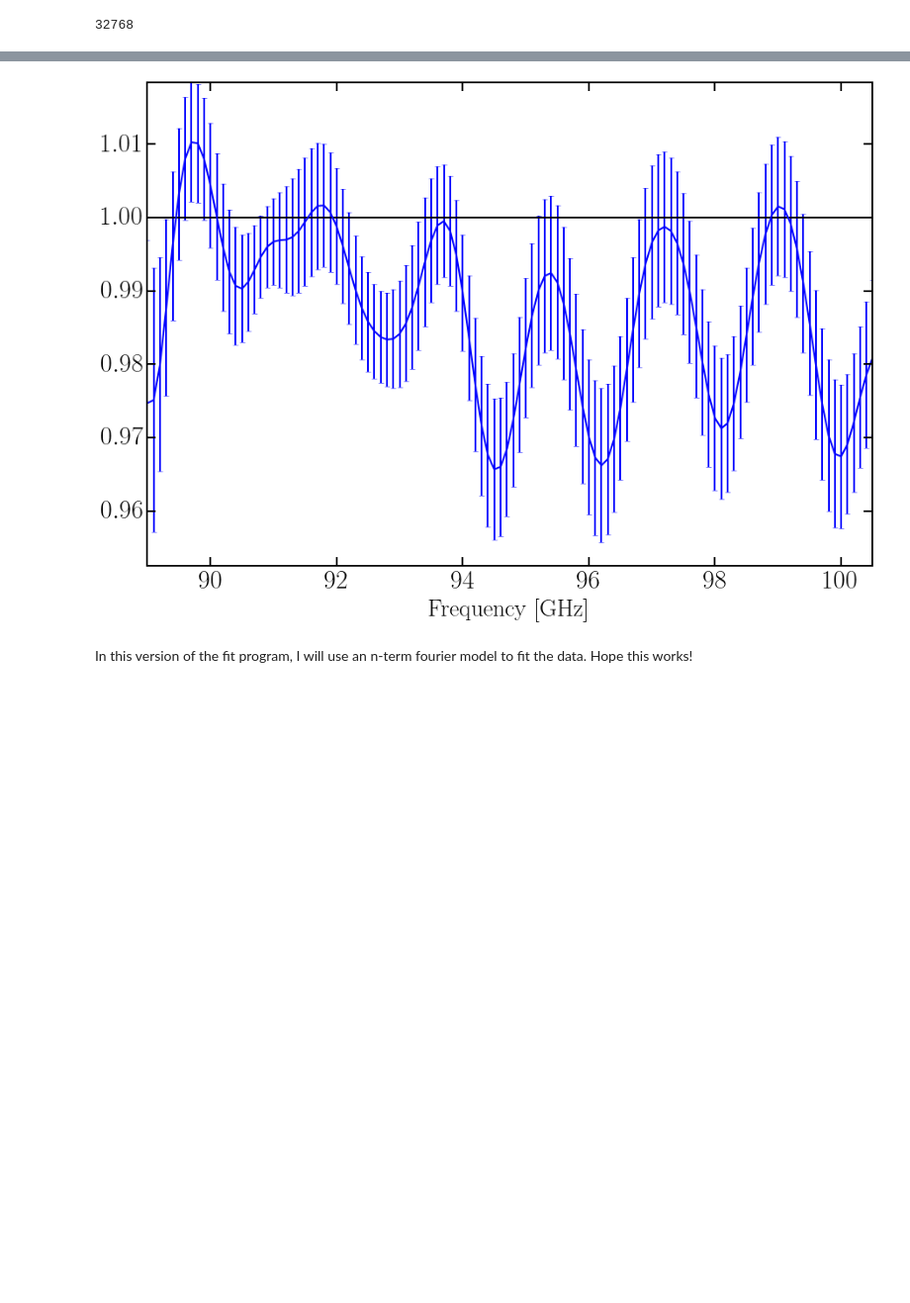
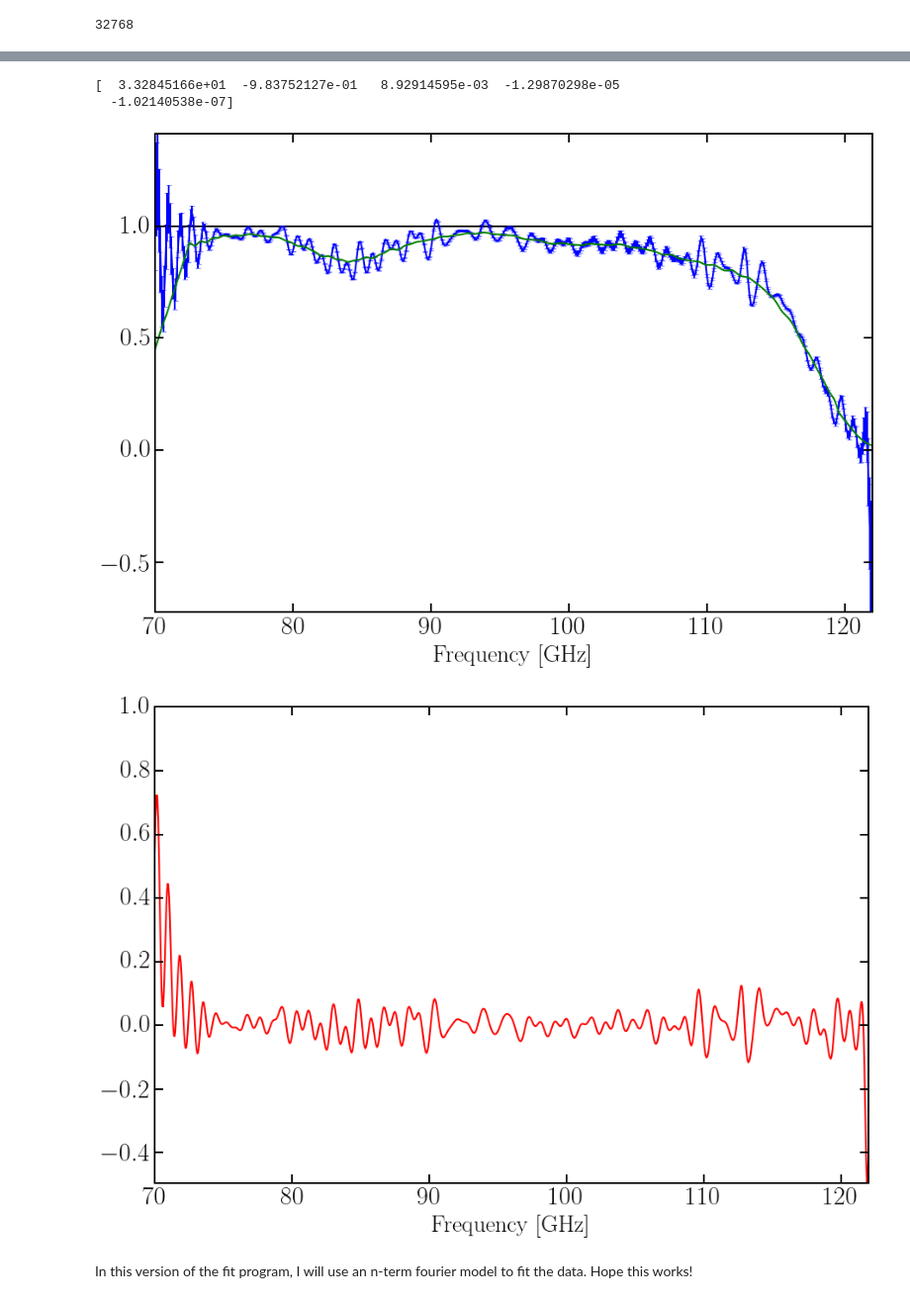
Before and after one commit to WanduiAlbert/MeshFilters, a Jupyter notebook: analysis/CombinedFTSPipelinePhaseCorrectedFourierFitting.ipynb, the cells around one changed output, grey strips where cells are left out. Shown: that part at 99% size. Cells and saved outputs as stored; diff of their text form; code cells hidden in the pictures; blank space fills up the shorter version.

```diff
--- a/analysis/CombinedFTSPipelinePhaseCorrectedFourierFitting.ipynb
+++ b/analysis/CombinedFTSPipelinePhaseCorrectedFourierFitting.ipynb
@@ -26,7 +26,7 @@ sample_scans = range(7, len(files),2)
 # %%
 # Now we can load all of the data
 scans = dict()
-scans['L'] = 3.25*25.4 # thickness of the etalon in mm
+scans['L'] = 4.0#3.25*25.4 # thickness of the etalon in mm
 scans['no-sample'] = dict()
 scans['sample'] = dict()
 scans['no-sample']['one-arm'] = dict()
@@ -74,5 +69,5 @@ Finished loading file 18
 # %%
-i = 0
+i = 1
 fig, ax = plt.subplots(figsize=(15,10))
 ax.plot(scans['no-sample']['encoder'][i], scans['no-sample']['signal'][i]);
 ax.axis('tight');
@@ -395,7 +369,8 @@ scans['no-sample']['signal-fft'] = np.array(ffts)
 i = 3
 fig, ax = plt.subplots(figsize=(15,10))
 # scans['thresh'] = np.logical_and(scans['k'] >= 138, scans['k'] <= 160) #For 150 GHz
-scans['thresh'] = np.logical_and(scans['k'] >= 89, scans['k'] <= 100.5) #For 95 GHz
+# scans['thresh'] = np.logical_and(scans['k'] >= 89, scans['k'] <= 100.5) #For 95 GHz
+scans['thresh'] = np.logical_and(scans['k'] >= 70, scans['k'] <= 122) #For 95 GHz w/o bandpass
 ax.plot(scans['k'][scans['thresh']], np.real(scans['no-sample']['signal-fft'][i])[scans['thresh']]);
 ax.set_xlabel('Frequency [GHz]')
 ax.axis('tight');
@@ -518,16 +496,43 @@ np.sqrt((scans['sample']['relative-error'])**2 + \
+# %%
+N = 100
+mask = np.ones(N)
+bg = np.convolve(scans['ratio'][scans['thresh']], mask, mode='same')/N
+
+popt, pcov = curve_fit(background_polynomial,scans['k'][scans['thresh']], bg,\
+         sigma=scans['ratio-error'][scans['thresh']])
+print popt
+# %% [output]
+[  3.32845166e+01  -9.83752127e-01   8.92914595e-03  -1.29870298e-05
+  -1.02140538e-07]
 # %%
 fig, ax = plt.subplots(figsize=(15,10))
 ax.errorbar(scans['k'][scans['thresh']][::2], scans['ratio'][scans['thresh']][::2],\
-            yerr=scans['ratio-error'][scans['thresh']][::2], fmt='b-', ecolor='b');
+            yerr=scans['ratio-error'][scans['thresh']][::2], fmt='b-', ecolor='b', label='Data');
+# ax.plot(scans['k'][scans['thresh']], background_polynomial(scans['k'][scans['thresh']], *popt),\
+#         'r', label='Background')
+ax.plot(scans['k'][scans['thresh']], bg,'g', label='Moving Average')
 kmin = scans['k'][scans['thresh']][0]
 kmax = scans['k'][scans['thresh']][-1]
 # ax.plot(scans['k'][scans['thresh']], scans['ratio'][scans['thresh']]);
 ax.hlines(1.0, kmin, kmax, colors='k', linestyles='solid');
 ax.axis('tight');
 ax.set_xlabel('Frequency [GHz]')
 plt.savefig(save_name + 'fringes_with_ebars.png')
+
+fig, ax = plt.subplots(figsize=(15,10))
+# ax.plot(scans['k'][scans['thresh']],\
+#         scans['ratio'][scans['thresh']]- background_polynomial(scans['k'][scans['thresh']], *popt),\
+#         'r', label='Background')
+ax.plot(scans['k'][scans['thresh']],scans['ratio'][scans['thresh']]- bg,'r')
+kmin = scans['k'][scans['thresh']][0]
+kmax = scans['k'][scans['thresh']][-1]
+# ax.plot(scans['k'][scans['thresh']], scans['ratio'][scans['thresh']]);
+ax.hlines(1.0, kmin, kmax, colors='k', linestyles='solid');
+ax.axis('tight');
+ax.set_xlabel('Frequency [GHz]');
 # %% [output]
-[figure, old version]
+[figure, new version]
+[figure, added]
 # %% [markdown]
 In this version of the fit program, I will use an n-term fourier model to fit the data. Hope this works!
 # %%
```
Also changed, not shown: parts of 29 cells of this notebook, 1 other file.
